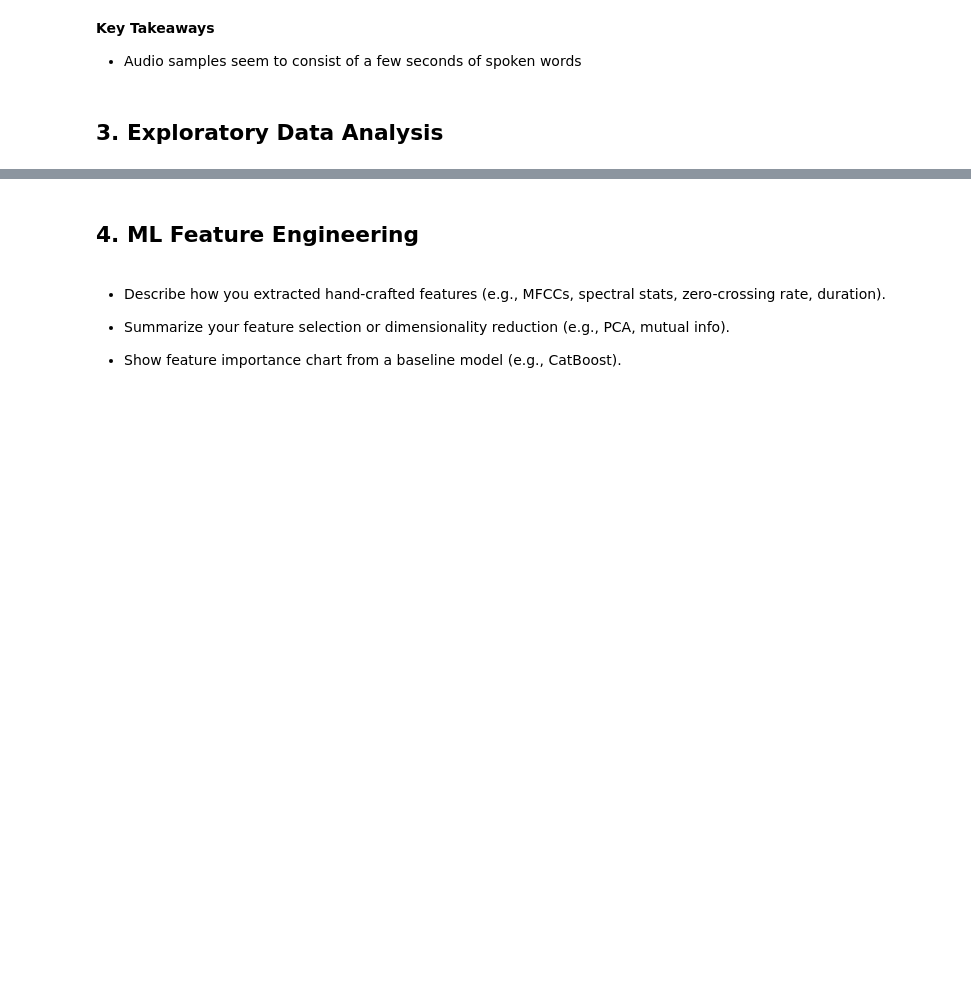
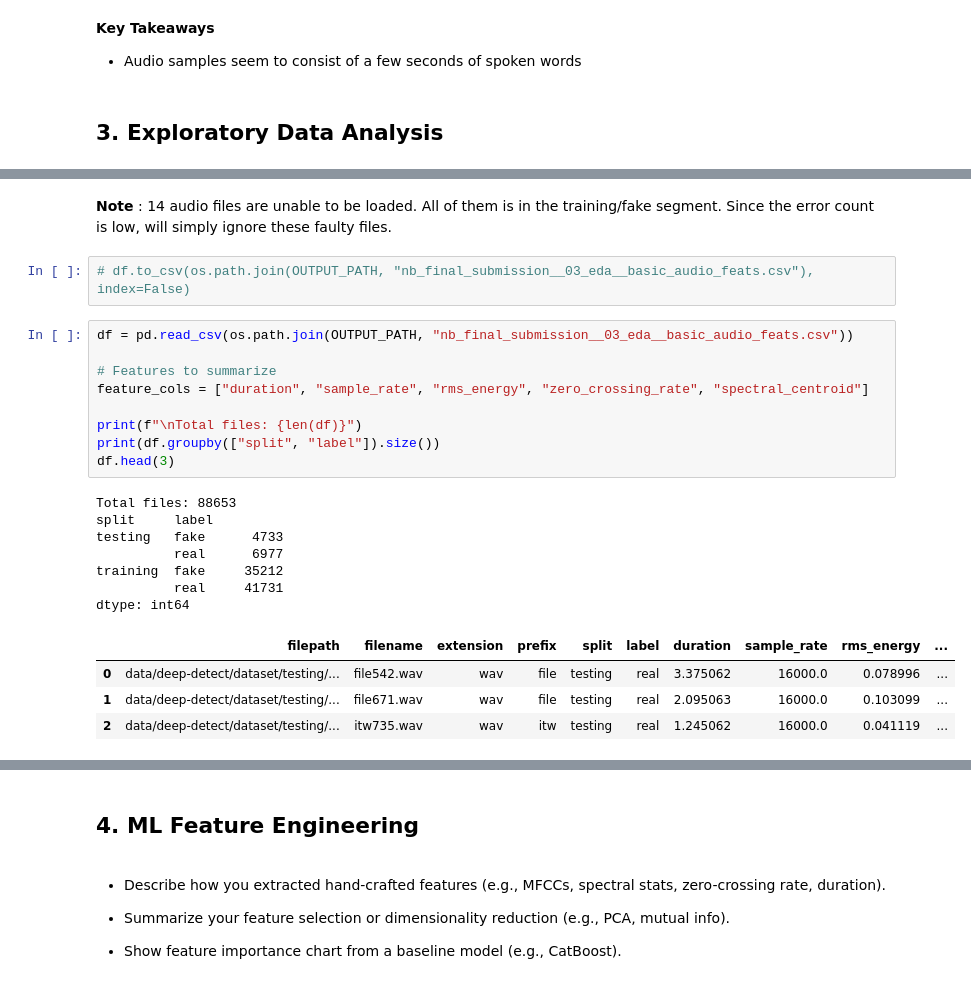
Before and after one commit to Ardacandra/deepdetect_audio_deepfake_detection_challenge, a Jupyter notebook: nb_final_submission_draft.ipynb, the cells around one changed output, grey strips where cells are left out. Cells and saved outputs as stored; diff of their text form; blank space fills up the shorter version.

```diff
--- a/nb_final_submission_draft.ipynb
+++ b/nb_final_submission_draft.ipynb
@@ -232,0 +300,25 @@ Example: “Fake audios tend to have smoother spectral envelopes and shorter dur
+# %% [markdown]
+**Note** : 14 audio files are unable to be loaded. All of them is in the training/fake segment. Since the error count is low, will simply ignore these faulty files.
+# %%
+# df.to_csv(os.path.join(OUTPUT_PATH, "nb_final_submission__03_eda__basic_audio_feats.csv"), index=False)
+# %%
+df = pd.read_csv(os.path.join(OUTPUT_PATH, "nb_final_submission__03_eda__basic_audio_feats.csv"))
+
+# Features to summarize
+feature_cols = ["duration", "sample_rate", "rms_energy", "zero_crossing_rate", "spectral_centroid"]
+
+print(f"\nTotal files: {len(df)}")
+print(df.groupby(["split", "label"]).size())
+df.head(3)
+# %% [output]
+Total files: 88653
+split     label
+testing   fake      4733
+          real      6977
+training  fake     35212
+          real     41731
+dtype: int64
+|  | filepath | filename | extension | prefix | split | label | duration | sample_rate | rms_energy | ... |
+| 0 | data/deep-detect/dataset/testing/... | file542.wav | wav | file | testing | real | 3.375062 | 16000.0 | 0.078996 | ... |
+| 1 | data/deep-detect/dataset/testing/... | file671.wav | wav | file | testing | real | 2.095063 | 16000.0 | 0.103099 | ... |
+| 2 | data/deep-detect/dataset/testing/... | itw735.wav | wav | itw | testing | real | 1.245062 | 16000.0 | 0.041119 | ... |
```
Also changed, not shown: parts of 10 cells of this notebook.
